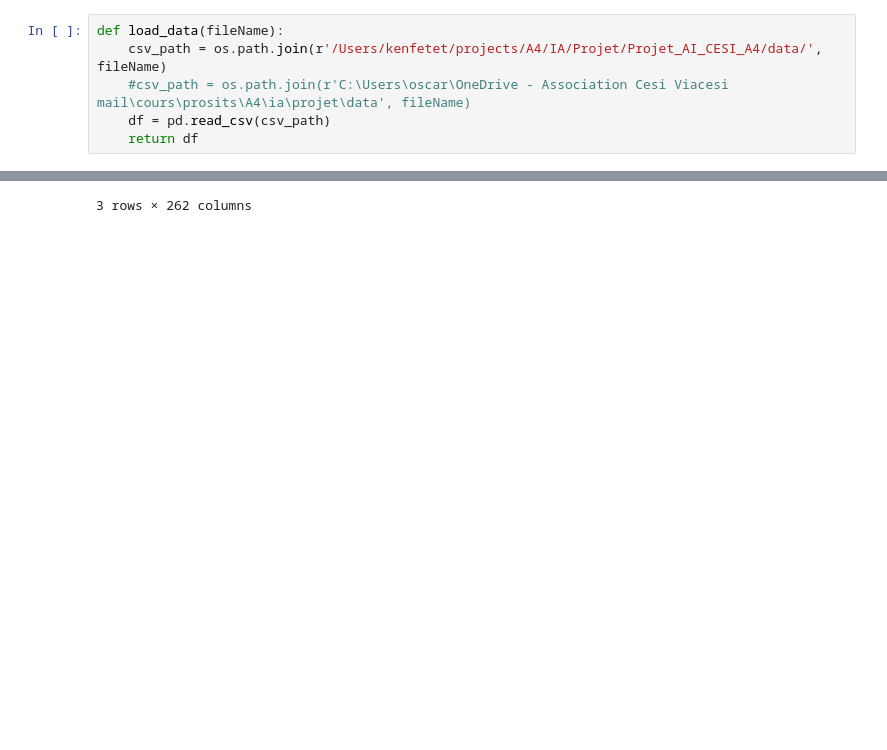
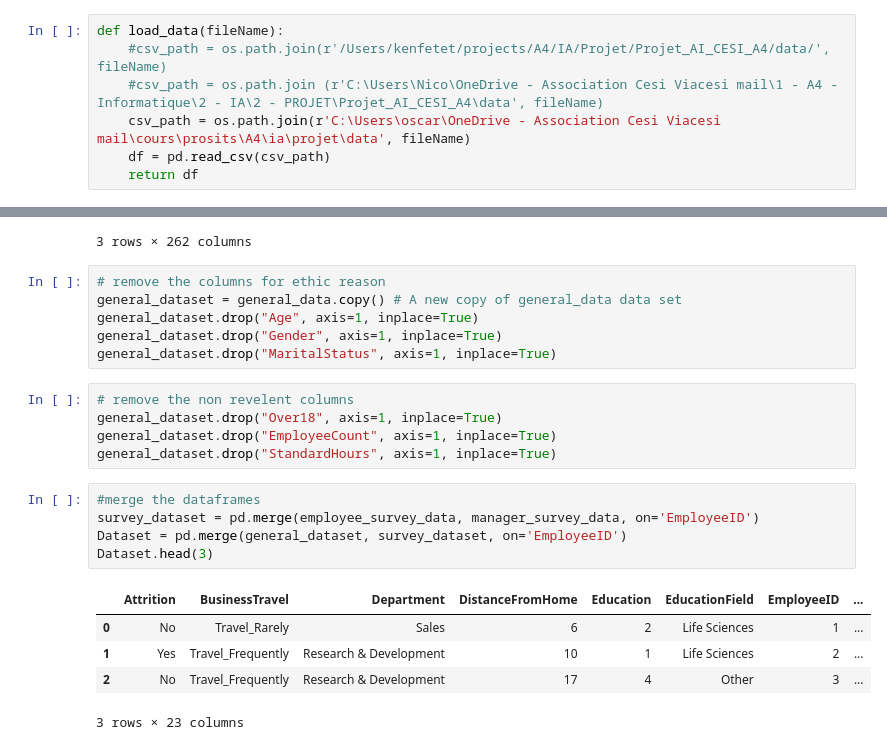
Before and after one commit to OscarPALISSOT/ML_Classifier_CESI_A4, a Jupyter notebook: notebook/Import_data.ipynb, the cells around one changed output, grey strips where cells are left out. Cells and saved outputs as stored; diff of their text form; blank space fills up the shorter version.

Commit message:
merge dataset and remove unused columns

```diff
--- a/notebook/Import_data.ipynb
+++ b/notebook/Import_data.ipynb
@@ -21,8 +21,9 @@ plt.rcParams['ytick.labelsize'] = 12
 ### Create Dataframe
 # %%
 def load_data(fileName):
-    csv_path = os.path.join(r'/Users/kenfetet/projects/A4/IA/Projet/Projet_AI_CESI_A4/data/', fileName)
-    #csv_path = os.path.join(r'C:\Users\oscar\OneDrive - Association Cesi Viacesi mail\cours\prosits\A4\ia\projet\data', fileName)
+    #csv_path = os.path.join(r'/Users/kenfetet/projects/A4/IA/Projet/Projet_AI_CESI_A4/data/', fileName)
+    #csv_path = os.path.join (r'C:\Users\Nico\OneDrive - Association Cesi Viacesi mail\1 - A4 - Informatique\2 - IA\2 - PROJET\Projet_AI_CESI_A4\data', fileName)
+    csv_path = os.path.join(r'C:\Users\oscar\OneDrive - Association Cesi Viacesi mail\cours\prosits\A4\ia\projet\data', fileName)
     df = pd.read_csv(csv_path)
     return df
 # %%
@@ -73,3 +74,25 @@ out_time.head(3)
 | 1 | 2 | NaN | 2015-01-02 18:22:17 | 2015-01-05 17:48:22 | NaN | 2015-01-07 17:09:06 | 2015-01-08 17:34:04 | 2015-01-09 16:52:29 | ... |
 | 2 | 3 | NaN | 2015-01-02 16:59:14 | 2015-01-05 17:06:46 | 2015-01-06 16:38:32 | 2015-01-07 16:33:21 | 2015-01-08 17:24:22 | 2015-01-09 16:57:30 | ... |
 3 rows × 262 columns
+# %%
+# remove the columns for ethic reason
+general_dataset = general_data.copy() # A new copy of general_data data set
+general_dataset.drop("Age", axis=1, inplace=True)
+general_dataset.drop("Gender", axis=1, inplace=True)
+general_dataset.drop("MaritalStatus", axis=1, inplace=True)
+# %%
+# remove the non revelent columns
+general_dataset.drop("Over18", axis=1, inplace=True)
+general_dataset.drop("EmployeeCount", axis=1, inplace=True)
+general_dataset.drop("StandardHours", axis=1, inplace=True)
+# %%
+#merge the dataframes
+survey_dataset = pd.merge(employee_survey_data, manager_survey_data, on='EmployeeID')
+Dataset = pd.merge(general_dataset, survey_dataset, on='EmployeeID')
+Dataset.head(3)
+# %% [output]
+|  | Attrition | BusinessTravel | Department | DistanceFromHome | Education | EducationField | EmployeeID | ... |
+| 0 | No | Travel_Rarely | Sales | 6 | 2 | Life Sciences | 1 | ... |
+| 1 | Yes | Travel_Frequently | Research & Development | 10 | 1 | Life Sciences | 2 | ... |
+| 2 | No | Travel_Frequently | Research & Development | 17 | 4 | Other | 3 | ... |
+3 rows × 23 columns
```
